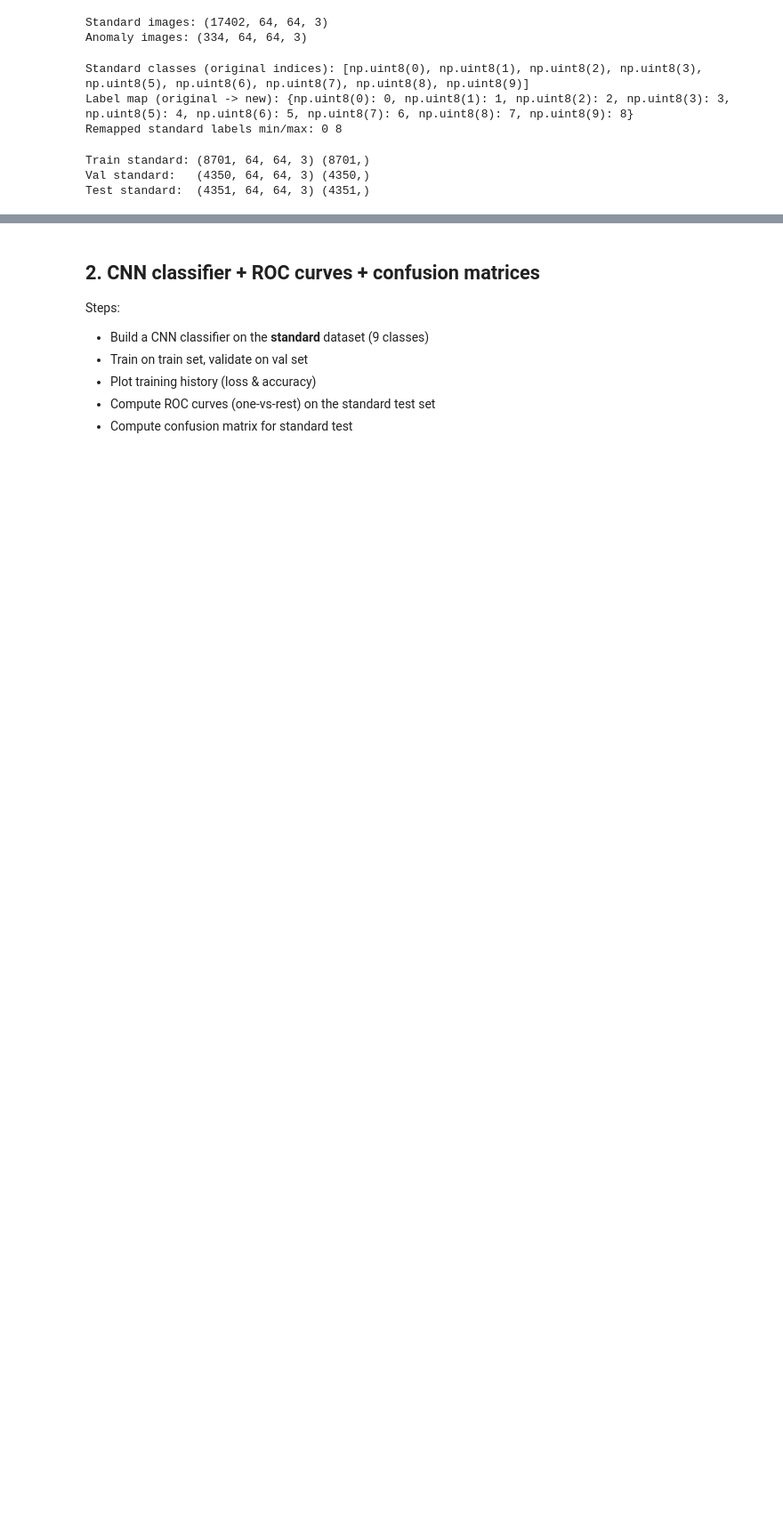
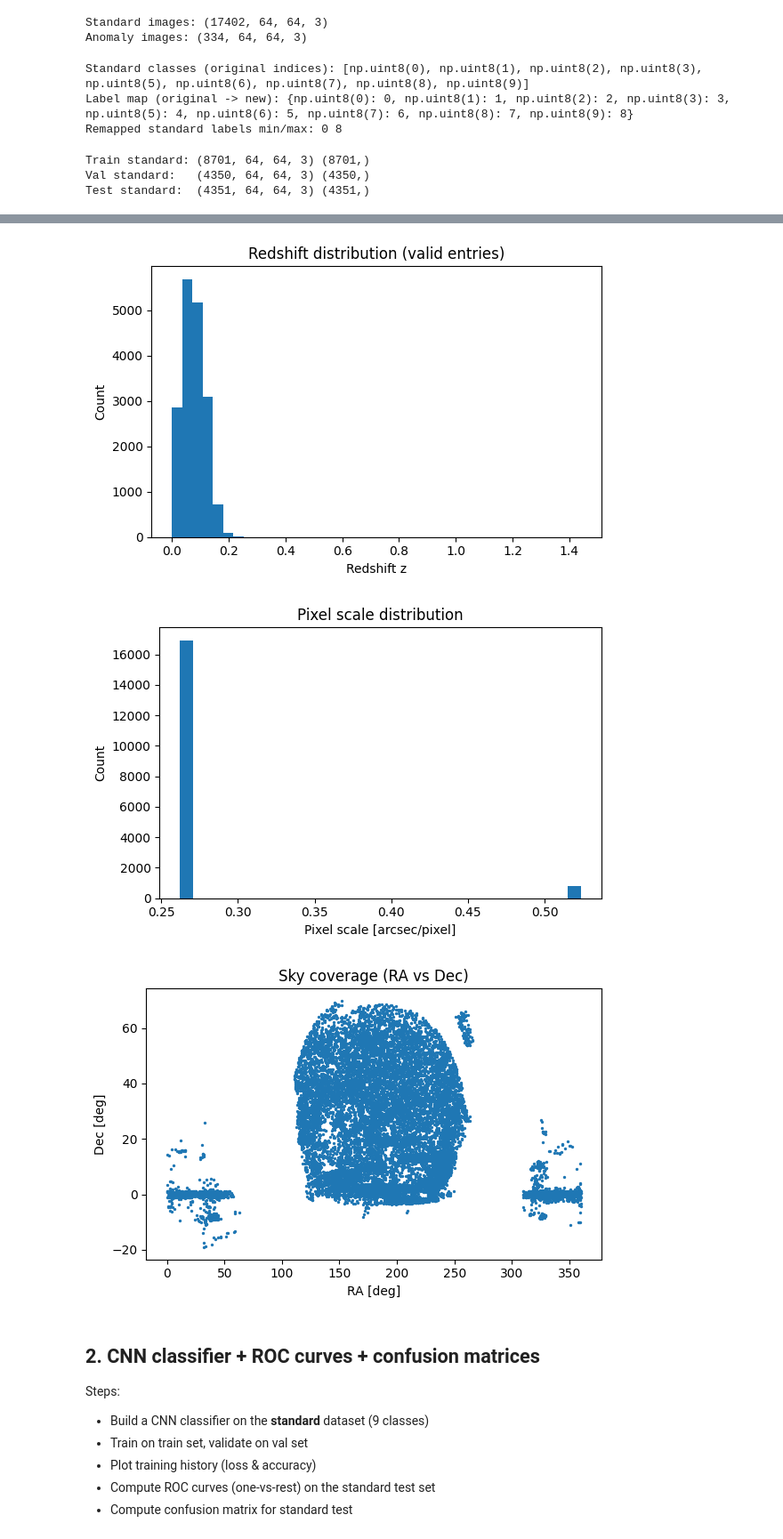
Before and after one commit to thomas1608/phy466, a Jupyter notebook: UZH/tutorials/ExamAssignment.ipynb, the cells around one changed output, grey strips where cells are left out. Shown at 89% size. Cells and saved outputs as stored; diff of their text form; code cells hidden in the pictures; blank space fills up the shorter version.

```diff
--- a/UZH/tutorials/ExamAssignment.ipynb
+++ b/UZH/tutorials/ExamAssignment.ipynb
@@ -172,3 +299,36 @@ Test standard:  (4351, 64, 64, 3) (4351,)
+# %%
+# Redshift distribution (valid values only)
+valid_z = redshift[~np.isnan(redshift)]
+
+plt.figure(figsize=(6,4))
+plt.hist(valid_z, bins=40)
+plt.xlabel("Redshift z")
+plt.ylabel("Count")
+plt.title("Redshift distribution (valid entries)")
+plt.tight_layout()
+plt.show()
+
+# Pixel scale distribution
+plt.figure(figsize=(6,4))
+plt.hist(pxscale, bins=30)
+plt.xlabel("Pixel scale [arcsec/pixel]")
+plt.ylabel("Count")
+plt.title("Pixel scale distribution")
+plt.tight_layout()
+plt.show()
+
+# Sky coverage
+plt.figure(figsize=(6,4))
+plt.scatter(ra, dec, s=2)
+plt.xlabel("RA [deg]")
+plt.ylabel("Dec [deg]")
+plt.title("Sky coverage (RA vs Dec)")
+plt.tight_layout()
+plt.show()
+# %% [output]
+[figure, added]
+[figure, added]
+[figure, added]
 # %% [markdown]
 ## 2. CNN classifier + ROC curves + confusion matrices
 
```
Also changed, not shown: parts of 12 cells of this notebook.
